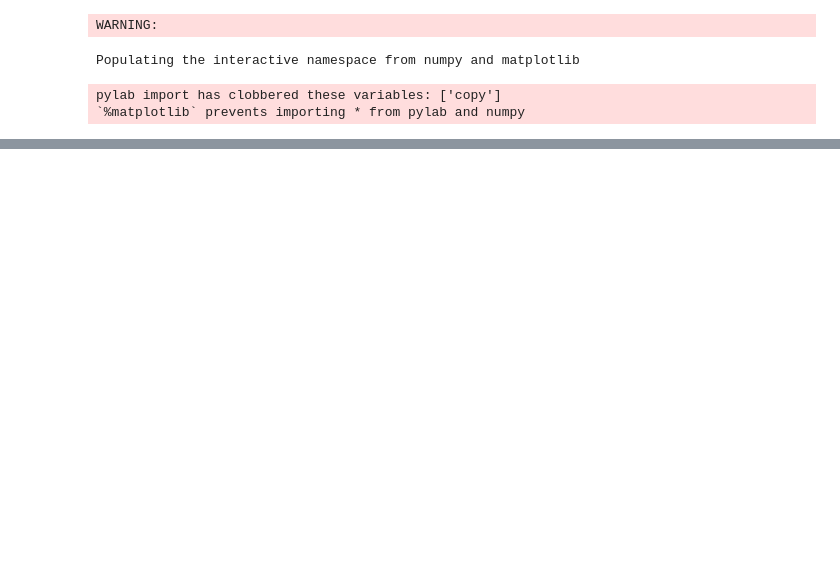
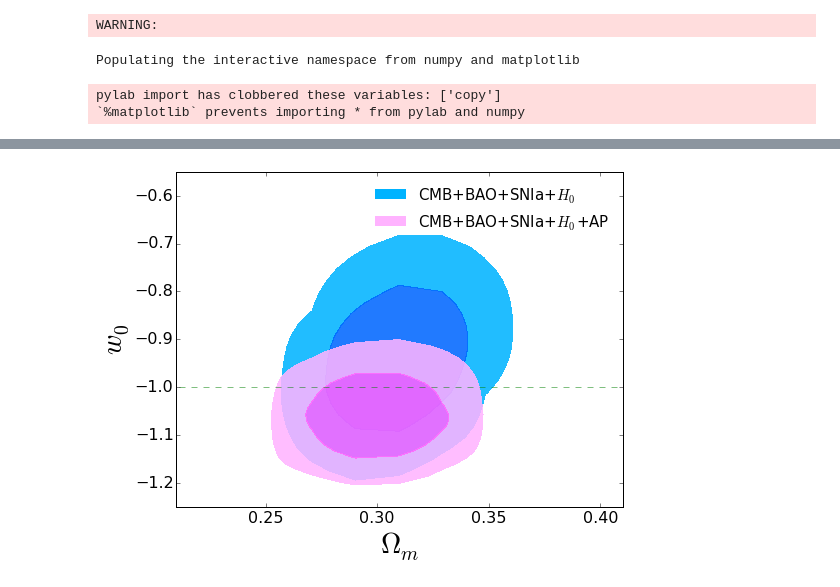
Before and after one commit to xiaodongli1986/2PCF_AP, a Jupyter notebook: TPCF_Plot_Contour.ipynb, the cells around one changed output, grey strips where cells are left out. Cells and saved outputs as stored; diff of their text form; code cells hidden in the pictures; blank space fills up the shorter version.

```diff
--- a/TPCF_Plot_Contour.ipynb
+++ b/TPCF_Plot_Contour.ipynb
@@ -10,0 +44,35 @@ pylab import has clobbered these variables: ['copy']
+# %%
+cosmomcdir = '/home/xiaodongli/software/cosmomcs/12Oct_generic/'
+
+fig, ax = figax()
+
+file1 = cosmomcdir+'plot_data/base_w_wa_plikHM_TTTEEE_lowTEB_BAO_H070p6_JLA_simple'
+pts = np.loadtxt(file1+'_2D_3_1')
+X = Xfromdata(np.loadtxt(file1+'_p1.dat'))
+Y = Xfromdata(np.loadtxt(file1+'_p3.dat'))
+cnt = np.loadtxt(file1+'_2D_3_1_cont')
+cnt = array([cnt[1], cnt[0],cnt[0]/2,] )
+rlt = ax.contourf(X,Y,pts,cnt, colors=[[0,0.7,1],[0,0.4,1]], alpha=0.87, label='Approximate 2pCF', linewidths=2,)
+#w0waCont_1sig, w0waCont_2sig = rlt.Cntr.trace(0), rlt.Cntr.trace(1)
+
+file1 = cosmomcdir+'plot_data/base_w_wa_plikHM_TTTEEE_lowTEB_BAO_H070p6_JLA_base2omws_om0.2600_w-1.0000_om0.3100_w-1.0000'
+pts = np.loadtxt(file1+'_2D_3_1')
+X = Xfromdata(np.loadtxt(file1+'_p1.dat'))
+Y = Xfromdata(np.loadtxt(file1+'_p3.dat'))
+cnt = np.loadtxt(file1+'_2D_3_1_cont')
+cnt = array([cnt[1], cnt[0],cnt[0]/2,] )
+rlt = ax.contourf(X,Y,pts,cnt,  colors=[[1,0.7,1],[1,0.4,1]], alpha=0.87, label='Approximate 2pCF', linewidths=2, linestyles='-')
+
+ax.plot([-100,-100],[-100,-100], c= [0,0.7,1], label='CMB+BAO+SNIa+$H_0$', lw=10)
+ax.plot([-100,-100],[-100,-100], c= [1,0.7,1], label='CMB+BAO+SNIa+$H_0$+AP', lw=10)
+ax.legend(frameon=False, fontsize=15)
+ax.plot([0,1],[-1,-1], linewidth=0.5, ls='--', c='g')
+
+#ax.grid()
+ax.set_xlabel('$\\Omega_m$', fontsize=28)
+ax.set_ylabel('$w_0$', fontsize=28)
+ax.set_xlim(0.21,0.41)
+ax.set_ylim(-1.25, -0.55)
+fig.savefig('./Draft/fig2a.eps', format='eps')
+# %% [output]
+[figure, added]
```
Also changed, not shown: parts of 11 cells of this notebook, 5 other files.
